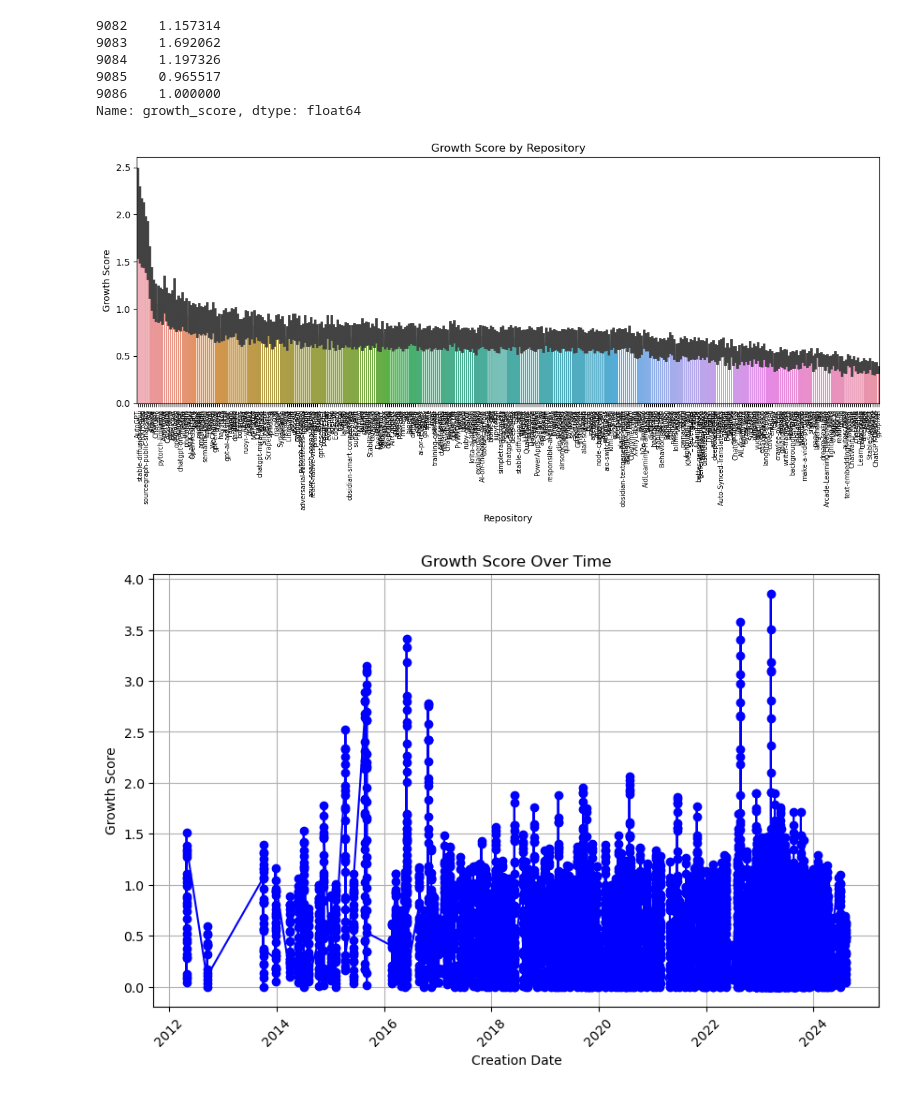
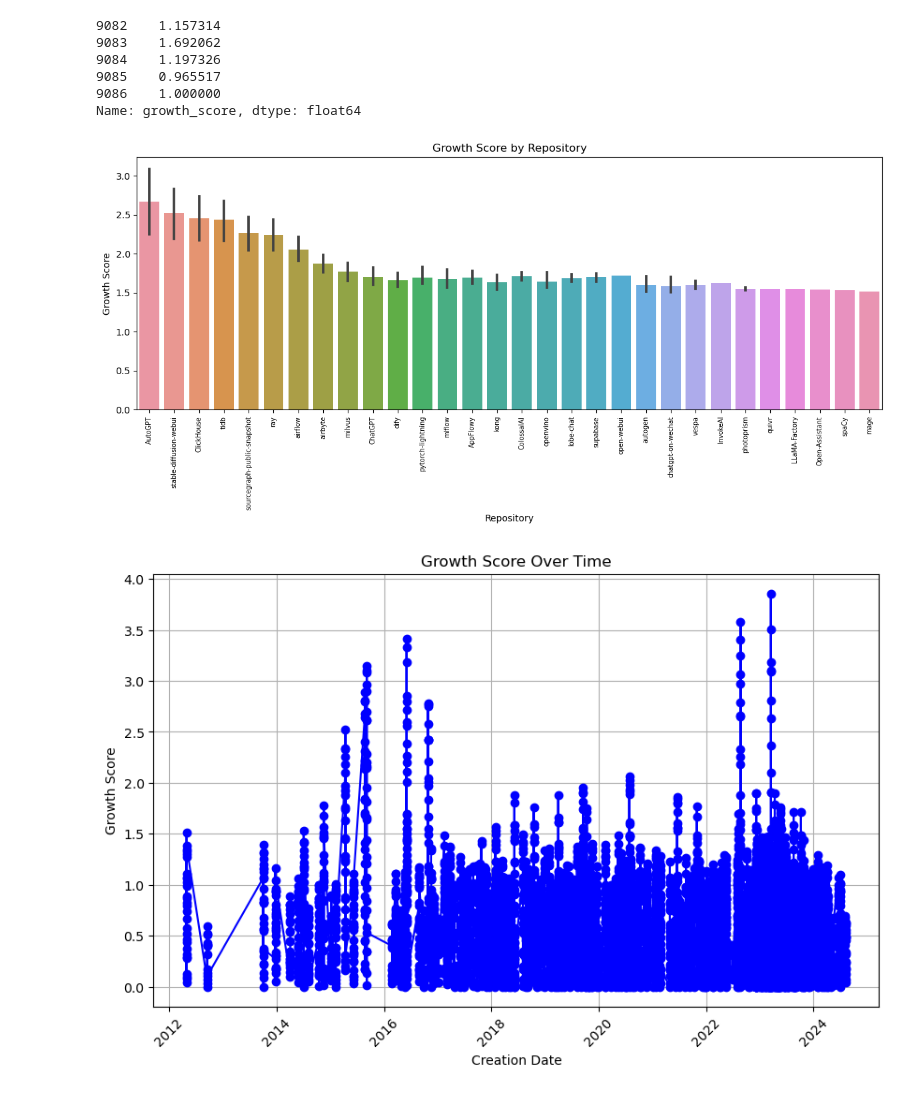
Before and after one commit to charlesRepo/data-science-course-final-project, a Jupyter notebook: notebooks/main.ipynb, the cells around one changed output. Drawn from its saved outputs; the diff is of its cells as text; code cells hidden in the pictures.

```diff
--- a/notebooks/main.ipynb
+++ b/notebooks/main.ipynb
@@ -511,28 +511,28 @@ Name: growth_score, dtype: float64
 # %%
 import seaborn as sns
 
 
-df_filtered = df_main[df_main['growth_score'] > 0.25]
+df_filtered = df_main[df_main['growth_score'] > 1.5]
 
 # Set the figure size
 plt.figure(figsize=(12, 6))
 
 # Bar plot showing growth_score for each repository
 sns.barplot(x='repo_name', y='growth_score', data=df_filtered.sort_values(by='growth_score', ascending=False))
 
 # Rotate x-axis labels for readability
 plt.xticks(rotation=90, size=7)
 
 # Add labels and title
 plt.xlabel('Repository')
 plt.ylabel('Growth Score')
 plt.title('Growth Score by Repository')
 
 # Show the plot
 plt.tight_layout()
 plt.show()
 # %% [output]
-[figure, old version]
+[figure, new version]
 # %%
 # Plot the growth score
 
```
Also changed, not shown: parts of 6 cells of this notebook, 45 other files.
